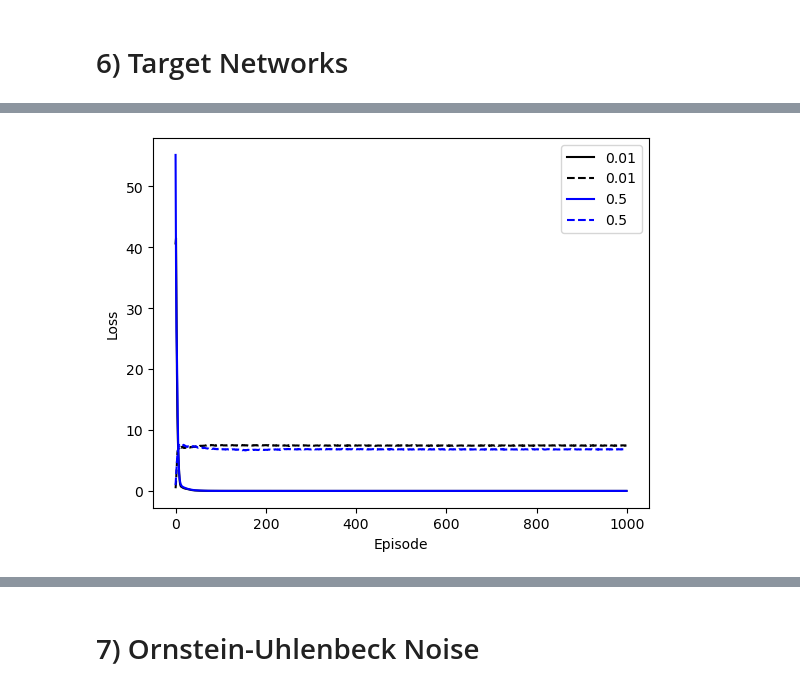
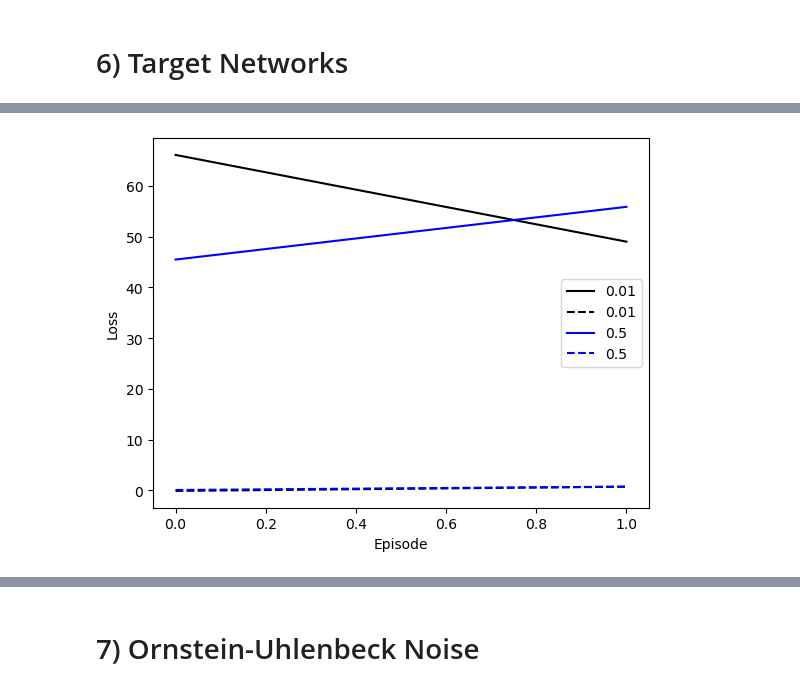
Before and after one commit to francpp/Deep_Deterministic_Policy_Gradient, a Jupyter notebook: DDPG.ipynb, the cells around one changed output, grey strips where cells are left out. Cells and saved outputs as stored; diff of their text form; code cells hidden in the pictures.

```diff
--- a/DDPG.ipynb
+++ b/DDPG.ipynb
@@ -291,24 +257,19 @@ for l in logs:
 ## 5) Minimal Implementation of DDPG
 # %%
 def compute_loss_policy(state, action, model_Q):
-    #with torch.no_grad():
-    #model_Q.eval()
-    #action.detach().numpy()
     data = torch.cat((state, action), axis = 1)
-    #data = torch.tensor(data, dtype=torch.float32).to(device)
     loss_policy = torch.mean(-model_Q(data))
-    #loss_policy.requires_grad = True
     return loss_policy
 
 
-def train_epoch_policy(model_policy, model_Q, agent, optimizer, criterion, gamma, Buffer, epoch, device):
+def train_epoch_policy(model_policy, model_Q, agent, optimizer, criterion, gamma, Buffer, epoch):
     state = env.reset()
     state = state[0]
 
     Trunc = False
     loss_epoch = []
     while not Trunc:
-        model_policy.eval()
+        #model_policy.eval()
         with torch.no_grad():
             action = agent.compute_action(state)
         (next_state, reward, term, Trunc, info) = env.step(action)
@@ -316,8 +277,8 @@ def train_epoch_policy(model_policy, model_Q, agent, optimizer, criterion, gamma
         state = next_state
 
         if len(Buffer.buffer) >= 128:
-            model_Q.eval()
-            model_policy.train()
+            #model_Q.eval()
+            #model_policy.train()
             b = Buffer.batch_buffer(128)
             data = np.zeros((128,3))
             reward = np.zeros(128)
@@ -329,15 +290,14 @@ def train_epoch_policy(model_policy, model_Q, agent, optimizer, criterion, gamma
                 trunc[i] = transition[4]
                 next_data[i] = transition[3]
 
-            data = torch.tensor(data, dtype=torch.float32).to(device)
-            reward = torch.tensor(reward, dtype=torch.float32).to(device)
-            next_data = torch.tensor(next_data, dtype=torch.float32).to(device)
+            data = torch.tensor(data, dtype=torch.float32)
+            reward = torch.tensor(reward, dtype=torch.float32)
+            next_data = torch.tensor(next_data, dtype=torch.float32)
             trunc = torch.tensor(trunc, dtype = torch.bool)
             optimizer.zero_grad()
             output = model_policy(data)  # state -> action
 
             loss = compute_loss_policy(data, output, model_Q)
-            # loss = criterion(loss_p, torch.zeros([128,1], requires_grad = True))
             loss.backward()
             optimizer.step()
             loss_epoch.append(loss.item())
@@ -617,8 +526,6 @@ def train_epoch_policy_target(model_policy, model_Q, target_model_policy, target
 
     return np.mean(loss_epoch)
 # %%
-device = "cpu"
-
 # Define DDPG agent
 noise_std = 0.3
 TAU = [0.01, 0.5] ##### !!!!!!!!!!!!!!!! Salvare agente per ogni tau, per plot dopo?
@@ -629,13 +536,7 @@ colors = ['k','b']
 
 for col, tau in zip(colors,TAU):
 
-    ddpg_agent = DDPGAgent(sigma = noise_std, device = device, tau = tau)
-
-    #
-    # model_Q = QNetwork().to(device)
-    # model_policy = PolicyNetwork().to(device)
-
-    # Initialize buffer (here????)
+    ddpg_agent = DDPGAgent(sigma = noise_std, tau = tau)
     max_size = 1e5
     Buffer = ReplayBuffer(max_size = max_size)
 
@@ -646,14 +547,18 @@ for col, tau in zip(colors,TAU):
     optimizer_policy = torch.optim.Adam(ddpg_agent.policy_network.parameters(), lr = lr)
     criterion_Q = torch.nn.MSELoss()
     criterion_policy = torch.nn.L1Loss()
-    num_epochs = 1000
+    num_epochs = 2
     net_dir = 'Models/target_network/tau_'+str(tau)
 
     if not os.path.exists(net_dir):
         os.makedirs(net_dir)
 
     try:
-        model.load_state_dict(torch.load(net_dir+'/model.pt', map_location=torch.device('cpu')))
+        ddpg_agent.Q_network.load_state_dict(torch.load(net_dir+'/Q_network.pt', map_location=torch.device('cpu')))
+        ddpg_agent.policy_network.load_state_dict(torch.load(net_dir+'/policy_network.pt', map_location=torch.device('cpu')))
+        ddpg_agent.target_Q_network.load_state_dict(torch.load(net_dir+'/target_Q_network.pt', map_location=torch.device('cpu')))
+        ddpg_agent.target_policy_network.load_state_dict(torch.load(net_dir+'/target_policy_network.pt', map_location=torch.device('cpu')))
+
         print('Loading network')
     except:
         history_Q = []
@@ -663,20 +568,28 @@ for col, tau in zip(colors,TAU):
         state = state[0]
 
         for epoch in range(num_epochs):
-            loss_Q = train_epoch_target(ddpg_agent.Q_network, ddpg_agent.target_Q_network, ddpg_agent, optimizer_Q, criterion_Q, gamma, Buffer, epoch, device)
-            loss_policy = train_epoch_policy_target(ddpg_agent.policy_network, ddpg_agent.Q_network, ddpg_agent.target_policy_network, ddpg_agent.target_Q_network, ddpg_agent, optimizer_policy, criterion_policy, gamma, Buffer, epoch, device)
+            loss_Q = train_epoch_target(ddpg_agent.Q_network, ddpg_agent.target_Q_network, ddpg_agent, optimizer_Q, criterion_Q, gamma, Buffer, epoch)
+            loss_policy = train_epoch_policy_target(ddpg_agent.policy_network, ddpg_agent.Q_network, ddpg_agent.target_policy_network, ddpg_agent.target_Q_network,
+                                                    ddpg_agent, optimizer_policy, criterion_policy, gamma, Buffer, epoch)
+            ddpg_agent.update_target_params()
 
-            ddpg_agent.update_target_params
-
-            if epoch%25 == 0:
+            if epoch%1 == 0:
                 print(f'Epoch: {epoch}, loss Q: {loss_Q:.3f}, loss pol: {loss_policy:.3f}')
             history_Q.append(loss_Q)
             history_policy.append(loss_policy)
 
-        torch.save(model.state_dict(), net_dir+'/model.pt')
+        torch.save(ddpg_agent.Q_network.state_dict(), net_dir+'/Q_network.pt')
+        torch.save(ddpg_agent.policy_network.state_dict(), net_dir+'/policy_network.pt')
+        torch.save(ddpg_agent.target_Q_network.state_dict(), net_dir+'/target_Q_network.pt')
+        torch.save(ddpg_agent.target_policy_network.state_dict(), net_dir+'/target_policy_network.pt')
+
         np.save(net_dir+'/history_Q.npy', history_Q)
         np.save(net_dir+'/history_policy.npy', history_policy)
-        model.load_state_dict(torch.load(net_dir+'/model.pt', map_location=torch.device('cpu')))
+
+        ddpg_agent.Q_network.load_state_dict(torch.load(net_dir+'/Q_network.pt', map_location=torch.device('cpu')))
+        ddpg_agent.policy_network.load_state_dict(torch.load(net_dir+'/policy_network.pt', map_location=torch.device('cpu')))
+        ddpg_agent.target_Q_network.load_state_dict(torch.load(net_dir+'/target_Q_network.pt', map_location=torch.device('cpu')))
+        ddpg_agent.target_policy_network.load_state_dict(torch.load(net_dir+'/target_policy_network.pt', map_location=torch.device('cpu')))
 
     history_Q = np.load(net_dir+'/history_Q.npy')
     history_policy = np.load(net_dir+'/history_policy.npy')
@@ -708,2 +606,2 @@ Epoch: 975, loss Q: 0.001, loss pol: 6.825
-[figure, old version]
+[figure, new version]
 # %%
```
Also changed, not shown: parts of 23 cells of this notebook, 1 other file.
